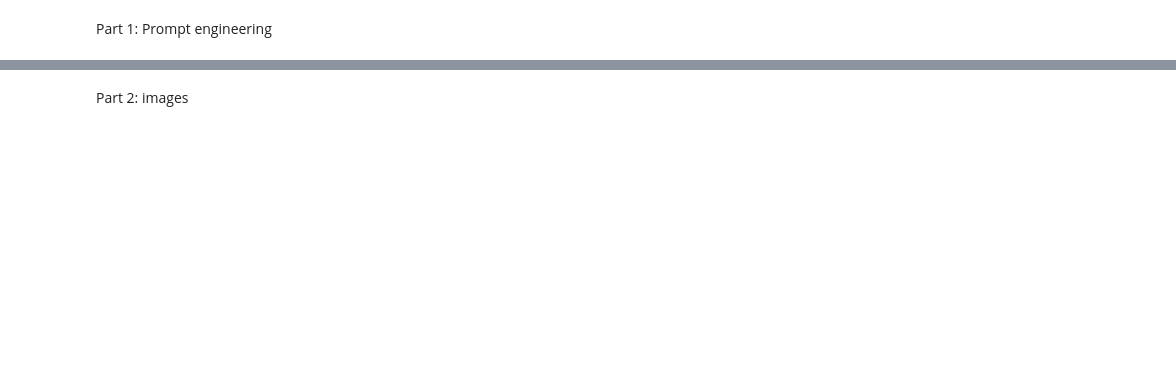
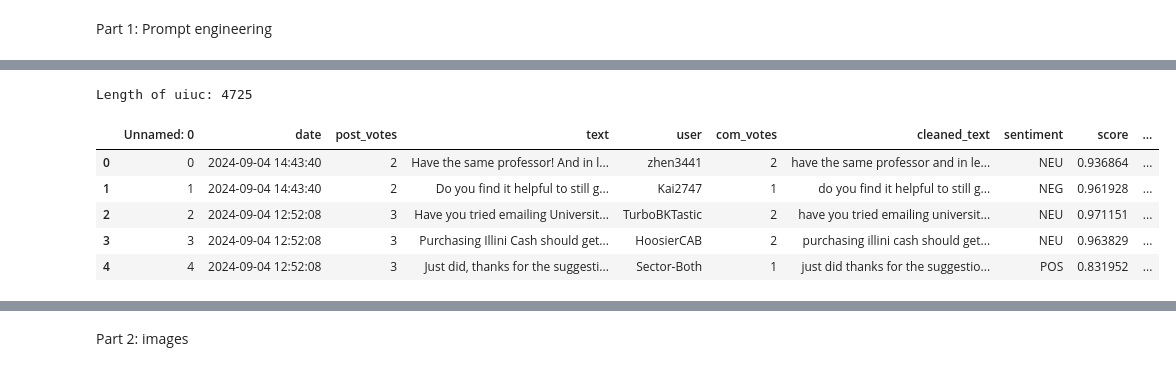
Before and after one commit to ashashzZ/project4-graphs-llms, a Jupyter notebook: project4.ipynb, the cells around one changed output, grey strips where cells are left out. Drawn from its saved outputs; the diff is of its cells as text; code cells hidden in the pictures; blank space fills up the shorter version.

```diff
--- a/project4.ipynb
+++ b/project4.ipynb
@@ -56,0 +85,31 @@ model_response.text
+# %%
+#using the Gemini API, write a prompt to generate sentiment analysis on the same dataset
+
+#make sure to includein the prompt a limit to the type of results (positive, negative, neutral)
+prompt = "Analyze the sentiment of the following text and return the sentiment as either POS for positive, NEG for negative, or NEU for neutral"
+
+def get_sentiment_gemini(text):
+    response = multimodal_model.generate_content(prompt + "\n\nText: " + text)
+    return response
+
+for index, text in enumerate(uiuc['cleaned_text']):
+    try:
+        result = get_sentiment_gemini(text).text
+        if result and len(result) > 0:
+            uiuc.loc[index, 'sentiment_Gemini'] = result
+        else:
+            uiuc.loc[index, 'sentiment_Gemini'] = "UNKNOWN"
+    except Exception as e:
+        uiuc.loc[index, 'sentiment_Gemini'] = "ERROR"
+
+print("Length of uiuc:", len(uiuc))
+
+uiuc.head()
+# %% [output]
+Length of uiuc: 4725
+|  | Unnamed: 0 | date | post_votes | text | user | com_votes | cleaned_text | sentiment | score | ... |
+| 0 | 0 | 2024-09-04 14:43:40 | 2 | Have the same professor! And in l... | zhen3441 | 2 | have the same professor and in le... | NEU | 0.936864 | ... |
+| 1 | 1 | 2024-09-04 14:43:40 | 2 | Do you find it helpful to still g... | Kai2747 | 1 | do you find it helpful to still g... | NEG | 0.961928 | ... |
+| 2 | 2 | 2024-09-04 12:52:08 | 3 | Have you tried emailing Universit... | TurboBKTastic | 2 | have you tried emailing universit... | NEU | 0.971151 | ... |
+| 3 | 3 | 2024-09-04 12:52:08 | 3 | Purchasing Illini Cash should get... | HoosierCAB | 2 | purchasing illini cash should get... | NEU | 0.963829 | ... |
+| 4 | 4 | 2024-09-04 12:52:08 | 3 | Just did, thanks for the suggesti... | Sector-Both | 1 | just did thanks for the suggestio... | POS | 0.831952 | ... |
```
Also changed, not shown: parts of 25 cells of this notebook, 11 other files.
